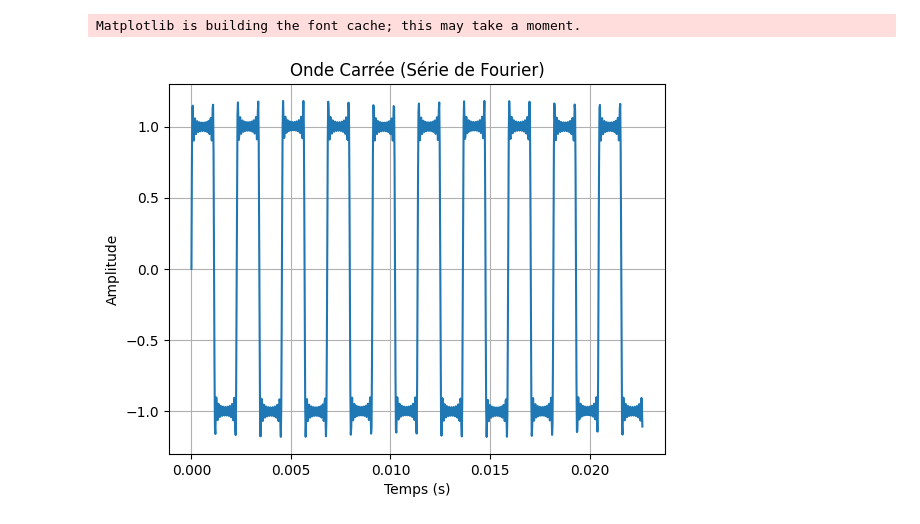
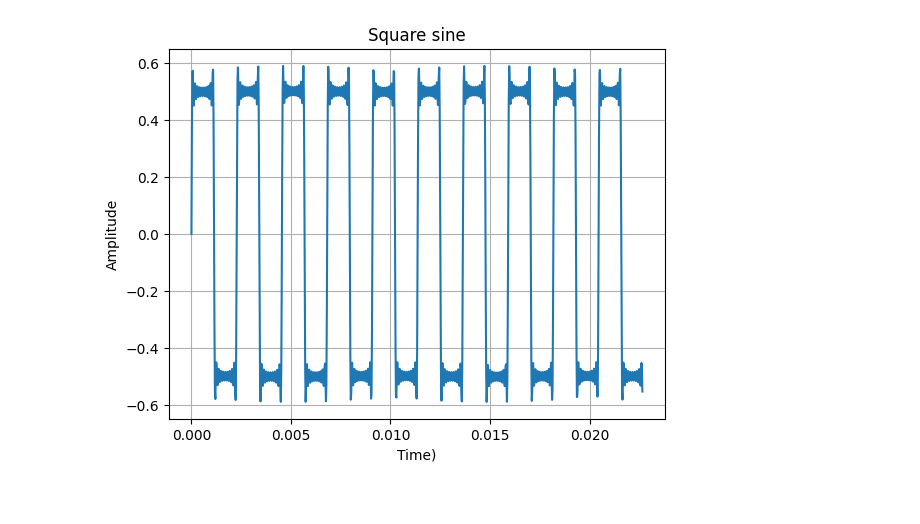
Before and after one commit to lio8nel/notebooks, a Jupyter notebook: fourier.ipynb, the cells around one changed output. Saved outputs shown, nothing was run; the diff lists cells and outputs as text; code cells hidden in the pictures.

```diff
--- a/fourier.ipynb
+++ b/fourier.ipynb
@@ -31,23 +33,19 @@ def square_wave(frequency, duration, sample_rate, harmonics=10):
         wave += (1 / n) * np.sin(2 * np.pi * n * frequency * t)
 
     wave *= 4 / np.pi  # Normalisation
-    return t, wave
+    return t, 0.5 * wave
 
-# Paramètres
-frequency = 440  # Fréquence en Hz (La4)
-duration = 1.0   # Durée en secondes
-sample_rate = 44100  # Taux d'échantillonnage en Hz
+frequency = 440  # Base note frequency in Hz (A4)
+duration = 1.0   # Duration
+sample_rate = 44100  # Sample Rate in Hz
 
-# Générer l'onde carrée
 t, wave = square_wave(frequency, duration, sample_rate)
-
-# Visualiser
-plt.plot(t[:1000], wave[:1000])  # Afficher seulement 1000 échantillons
-plt.title("Onde Carrée (Série de Fourier)")
-plt.xlabel("Temps (s)")
-plt.ylabel("Amplitude")
-plt.grid()
-plt.show()
-# %% [output]
-Matplotlib is building the font cache; this may take a moment.
-[figure, removed]
+# %%
+plt.plot(t[:1000], wave[:1000])  # Afficher seulement 1000 échantillons
+plt.title("Square sine")
+plt.xlabel("Time)")
+plt.ylabel("Amplitude")
+plt.grid()
+plt.show()
+# %% [output]
+[figure, added]
```
Also changed, not shown: parts of 3 cells of this notebook, 1 other file.
